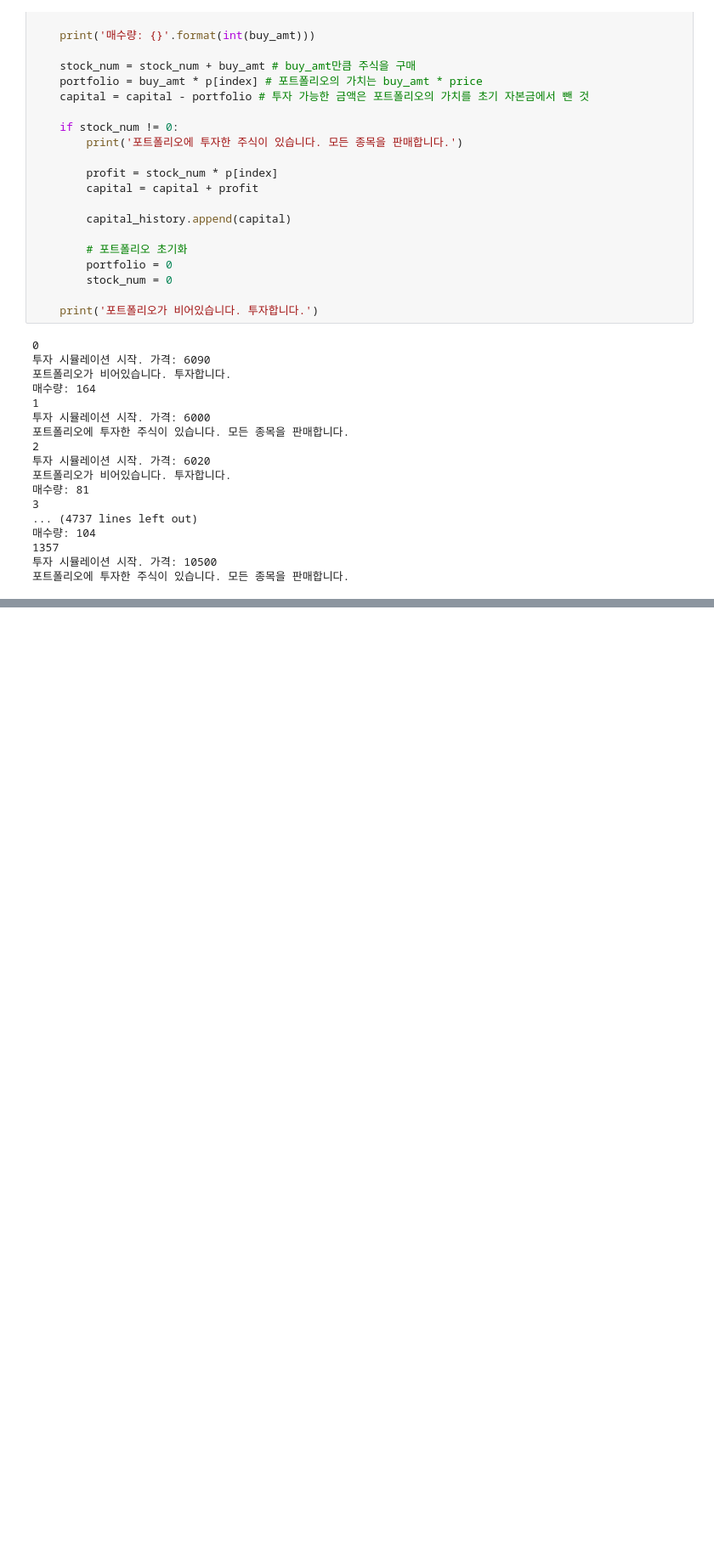
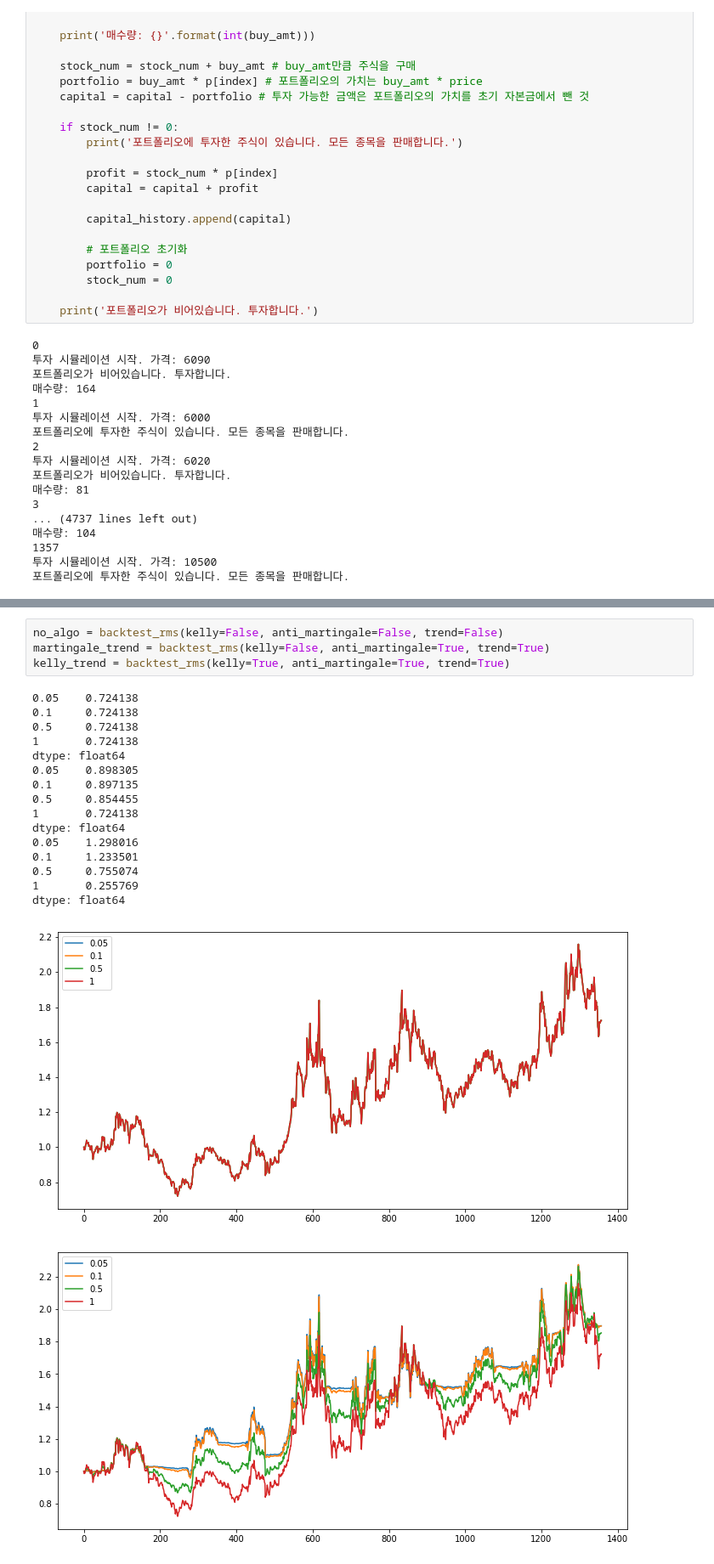
Before and after one commit to hyemin9403/keyst_notebooks, a Jupyter notebook: 리스크관리툴.ipynb, the cells around one changed output, grey strips where cells are left out. Shown at 85% size. Cells and saved outputs as stored; diff of their text form; blank space fills up the shorter version.

```diff
--- a/리스크관리툴.ipynb
+++ b/리스크관리툴.ipynb
@@ -222,0 +256,22 @@ print(kelly)
+# %%
+no_algo = backtest_rms(kelly=False, anti_martingale=False, trend=False)
+martingale_trend = backtest_rms(kelly=False, anti_martingale=True, trend=True)
+kelly_trend = backtest_rms(kelly=True, anti_martingale=True, trend=True)
+# %% [output]
+0.05    0.724138
+0.1     0.724138
+0.5     0.724138
+1       0.724138
+dtype: float64
+0.05    0.898305
+0.1     0.897135
+0.5     0.854455
+1       0.724138
+dtype: float64
+0.05    1.298016
+0.1     1.233501
+0.5     0.755074
+1       0.255769
+dtype: float64
+[figure, added]
+[figure, added]
```
Also changed, not shown: parts of 15 cells of this notebook.
